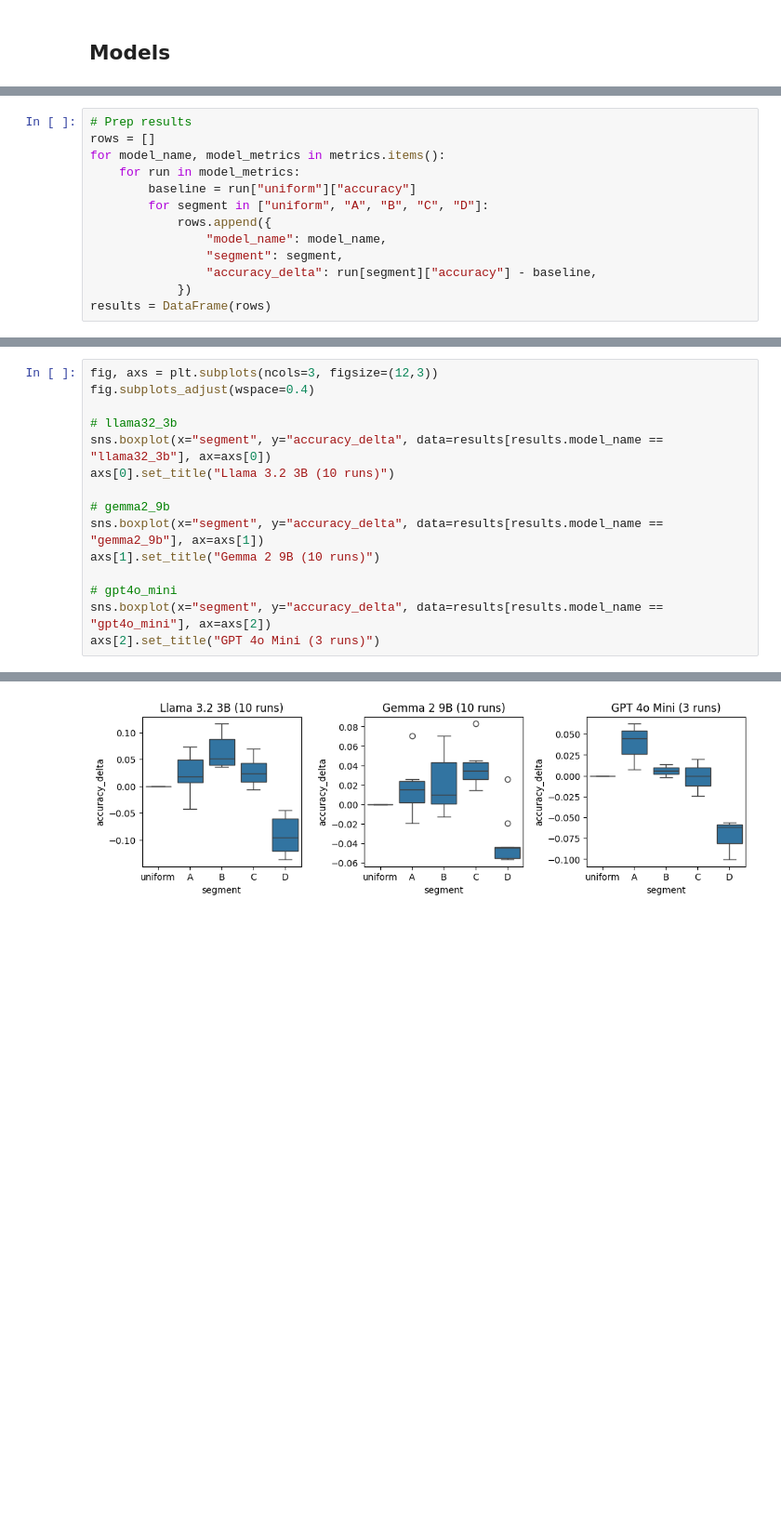
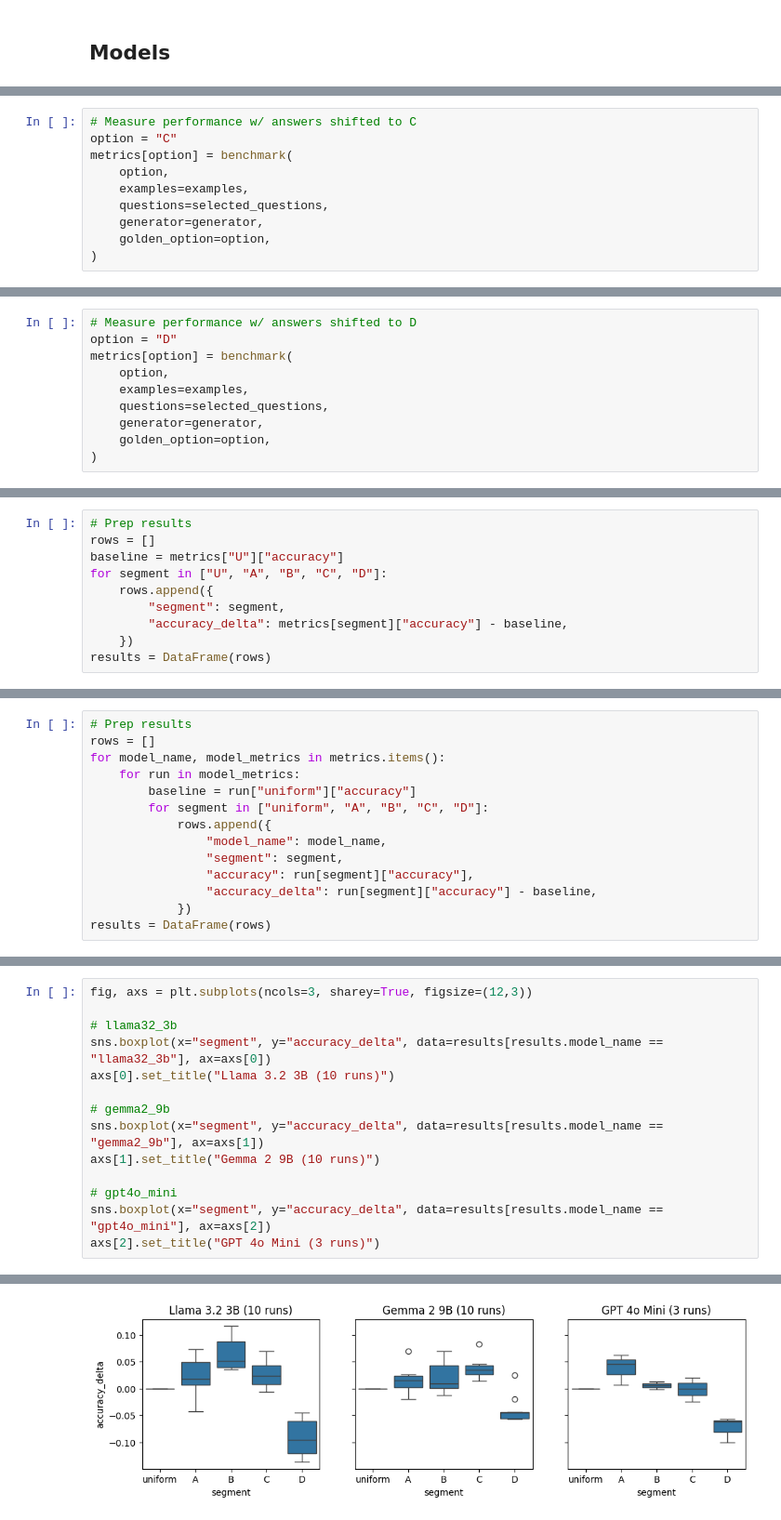
Before and after one commit to stickshift/llm-mcq-bias, a Jupyter notebook: notebooks/00-overview.ipynb, the cells around one changed output, grey strips where cells are left out. Shown at 93% size. Drawn from its saved outputs; the diff is of its cells as text; blank space fills up the shorter version.

```diff
--- a/notebooks/00-overview.ipynb
+++ b/notebooks/00-overview.ipynb
@@ -88,0 +287,10 @@ Note that our prompt template is specifically designed to generate valid answers
+# %%
+# Measure performance w/ answers shifted to C
+option = "C"
+metrics[option] = benchmark(
+    option,
+    examples=examples,
+    questions=selected_questions,
+    generator=generator,
+    golden_option=option,
+)
@@ -89 +299,11 @@ Note that our prompt template is specifically designed to generate valid answers
+# %%
+# Measure performance w/ answers shifted to D
+option = "D"
+metrics[option] = benchmark(
+    option,
+    examples=examples,
+    questions=selected_questions,
+    generator=generator,
+    golden_option=option,
+)
 # %% [markdown]
@@ -90,0 +315,10 @@ Note that our prompt template is specifically designed to generate valid answers
+# %%
+# Prep results
+rows = []
+baseline = metrics["U"]["accuracy"]
+for segment in ["U", "A", "B", "C", "D"]:
+    rows.append({
+        "segment": segment,
+        "accuracy_delta": metrics[segment]["accuracy"] - baseline,
+    })
+results = DataFrame(rows)
@@ -110,6 +355,7 @@ for model_name, model_metrics in metrics.items():
             rows.append({
                 "model_name": model_name,
                 "segment": segment,
+                "accuracy": run[segment]["accuracy"],
                 "accuracy_delta": run[segment]["accuracy"] - baseline,
             })
 results = DataFrame(rows)
@@ -116,18 +383,17 @@ results = DataFrame(rows)
 # %%
-fig, axs = plt.subplots(ncols=3, figsize=(12,3))
-fig.subplots_adjust(wspace=0.4)
+fig, axs = plt.subplots(ncols=3, sharey=True, figsize=(12,3))
 
 # llama32_3b
 sns.boxplot(x="segment", y="accuracy_delta", data=results[results.model_name == "llama32_3b"], ax=axs[0])
 axs[0].set_title("Llama 3.2 3B (10 runs)")
 
 # gemma2_9b
 sns.boxplot(x="segment", y="accuracy_delta", data=results[results.model_name == "gemma2_9b"], ax=axs[1])
 axs[1].set_title("Gemma 2 9B (10 runs)")
 
 # gpt4o_mini
 sns.boxplot(x="segment", y="accuracy_delta", data=results[results.model_name == "gpt4o_mini"], ax=axs[2])
 axs[2].set_title("GPT 4o Mini (3 runs)")
 # %% [output]
 Text(0.5, 1.0, 'GPT 4o Mini (3 runs)')
-[figure, old version]
+[figure, new version]
```
Also changed, not shown: parts of 49 cells of this notebook, 3 other files.
